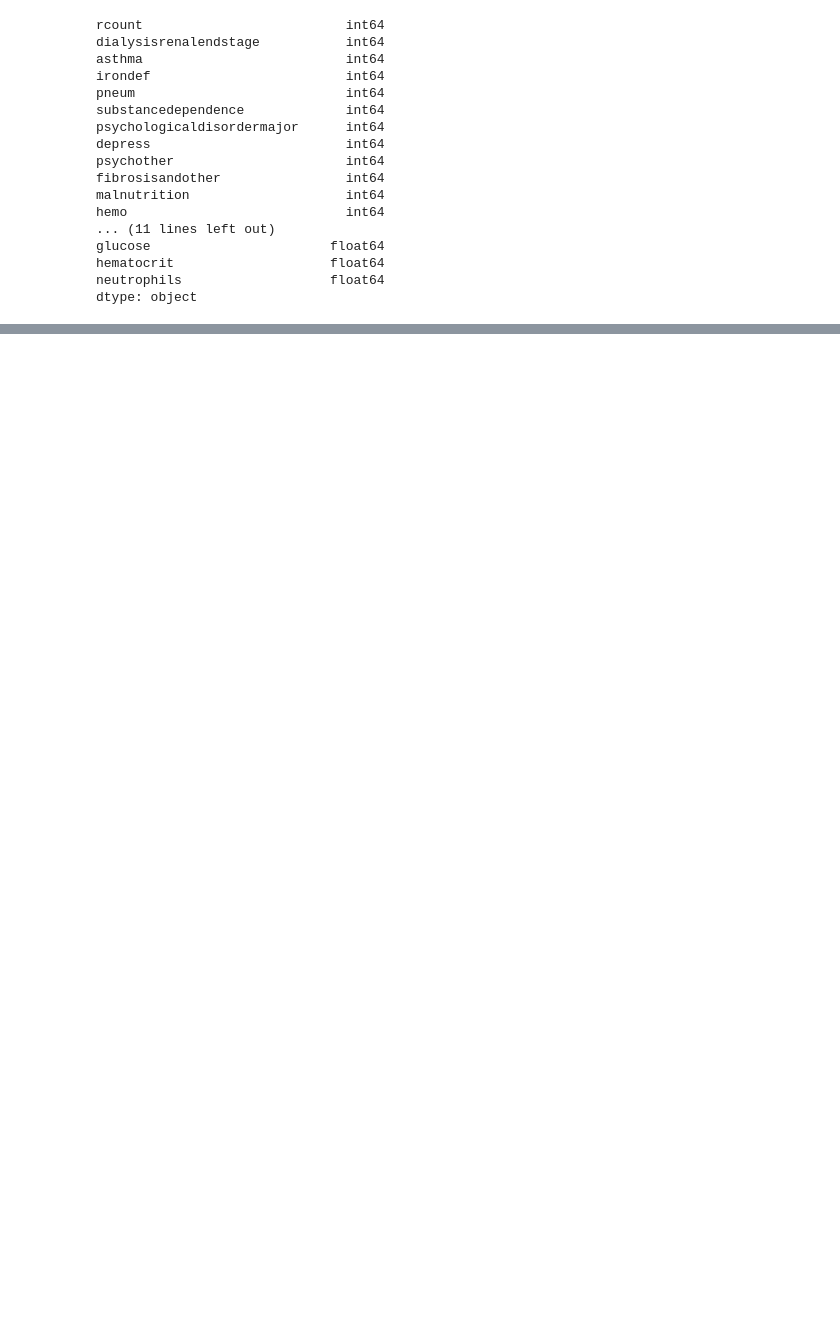
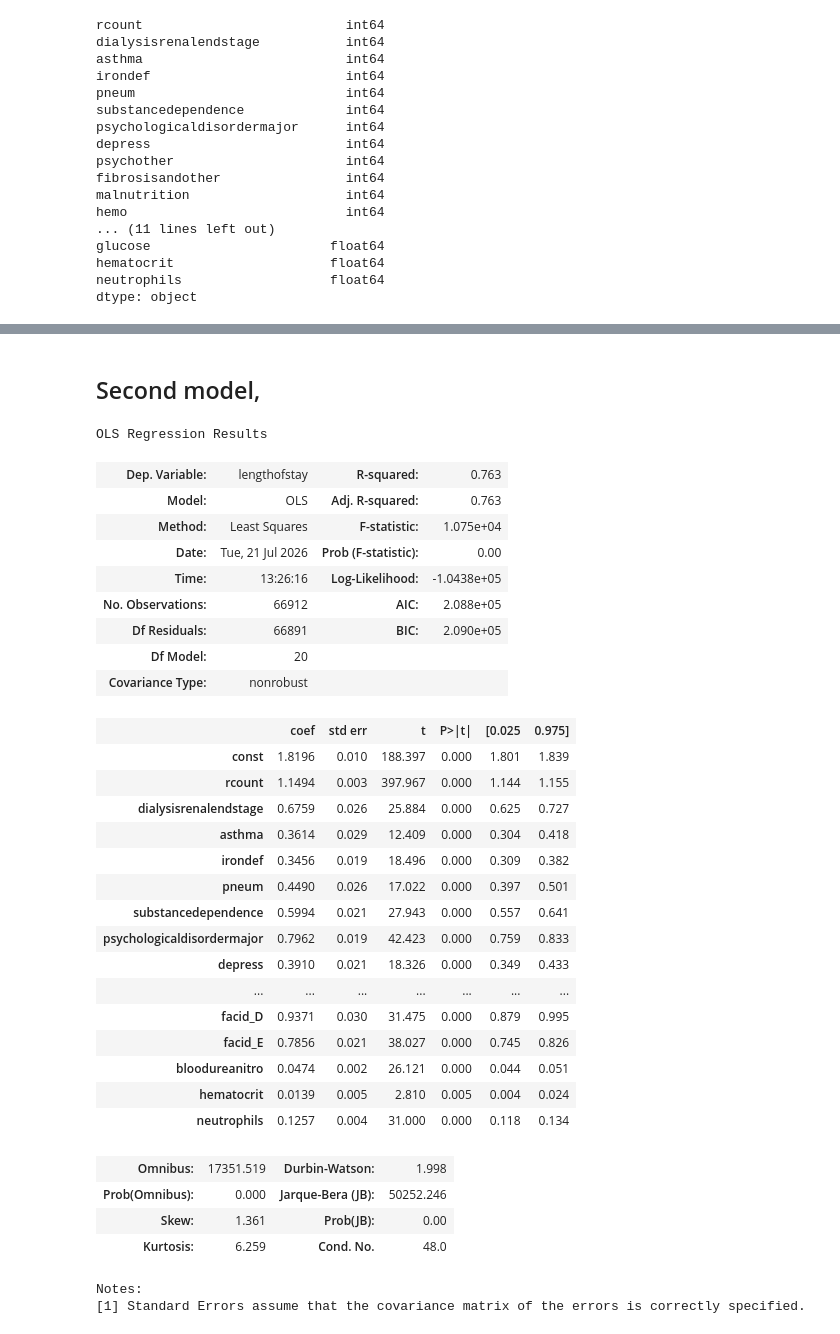
Before and after one commit to Mussab157/hospital-los-prediction, a Jupyter notebook: notebooks/3_modelling.ipynb, the cells around one changed output, grey strips where cells are left out. Cells and saved outputs as stored; diff of their text form; code cells hidden in the pictures; blank space fills up the shorter version.

```diff
--- a/notebooks/3_modelling.ipynb
+++ b/notebooks/3_modelling.ipynb
@@ -73,0 +114,41 @@ y_prediction=train_model.predict(X_test_wconst)
+# %% [markdown]
+## Second model,
+# %%
+X_train_df_v2=X_train_df.drop(columns=['secondarydiagnosisnonicd9', 'creatinine', 'bmi', 'pulse', 'sodium', 'glucose'])
+# %%
+X_train_wconst_v2=sm.add_constant(X_train_df_v2)
+train_model_v2=sm.OLS(y_train_df, X_train_wconst_v2).fit()
+train_model_v2.summary()
+# %% [output]
+OLS Regression Results
+| Dep. Variable: | lengthofstay | R-squared: | 0.763 |
+| Model: | OLS | Adj. R-squared: | 0.763 |
+| Method: | Least Squares | F-statistic: | 1.075e+04 |
+| Date: | Tue, 21 Jul 2026 | Prob (F-statistic): | 0.00 |
+| Time: | 13:26:16 | Log-Likelihood: | -1.0438e+05 |
+| No. Observations: | 66912 | AIC: | 2.088e+05 |
+| Df Residuals: | 66891 | BIC: | 2.090e+05 |
+| Df Model: | 20 |  |  |
+| Covariance Type: | nonrobust |  |  |
+|  | coef | std err | t | P>|t| | [0.025 | 0.975] |
+| const | 1.8196 | 0.010 | 188.397 | 0.000 | 1.801 | 1.839 |
+| rcount | 1.1494 | 0.003 | 397.967 | 0.000 | 1.144 | 1.155 |
+| dialysisrenalendstage | 0.6759 | 0.026 | 25.884 | 0.000 | 0.625 | 0.727 |
+| asthma | 0.3614 | 0.029 | 12.409 | 0.000 | 0.304 | 0.418 |
+| irondef | 0.3456 | 0.019 | 18.496 | 0.000 | 0.309 | 0.382 |
+| pneum | 0.4490 | 0.026 | 17.022 | 0.000 | 0.397 | 0.501 |
+| substancedependence | 0.5994 | 0.021 | 27.943 | 0.000 | 0.557 | 0.641 |
+| psychologicaldisordermajor | 0.7962 | 0.019 | 42.423 | 0.000 | 0.759 | 0.833 |
+| depress | 0.3910 | 0.021 | 18.326 | 0.000 | 0.349 | 0.433 |
+| ... | ... | ... | ... | ... | ... | ... |
+| facid_D | 0.9371 | 0.030 | 31.475 | 0.000 | 0.879 | 0.995 |
+| facid_E | 0.7856 | 0.021 | 38.027 | 0.000 | 0.745 | 0.826 |
+| bloodureanitro | 0.0474 | 0.002 | 26.121 | 0.000 | 0.044 | 0.051 |
+| hematocrit | 0.0139 | 0.005 | 2.810 | 0.005 | 0.004 | 0.024 |
+| neutrophils | 0.1257 | 0.004 | 31.000 | 0.000 | 0.118 | 0.134 |
+| Omnibus: | 17351.519 | Durbin-Watson: | 1.998 |
+| Prob(Omnibus): | 0.000 | Jarque-Bera (JB): | 50252.246 |
+| Skew: | 1.361 | Prob(JB): | 0.00 |
+| Kurtosis: | 6.259 | Cond. No. | 48.0 |
+Notes:
+[1] Standard Errors assume that the covariance matrix of the errors is correctly specified.
```
Also changed, not shown: parts of 15 cells of this notebook.
